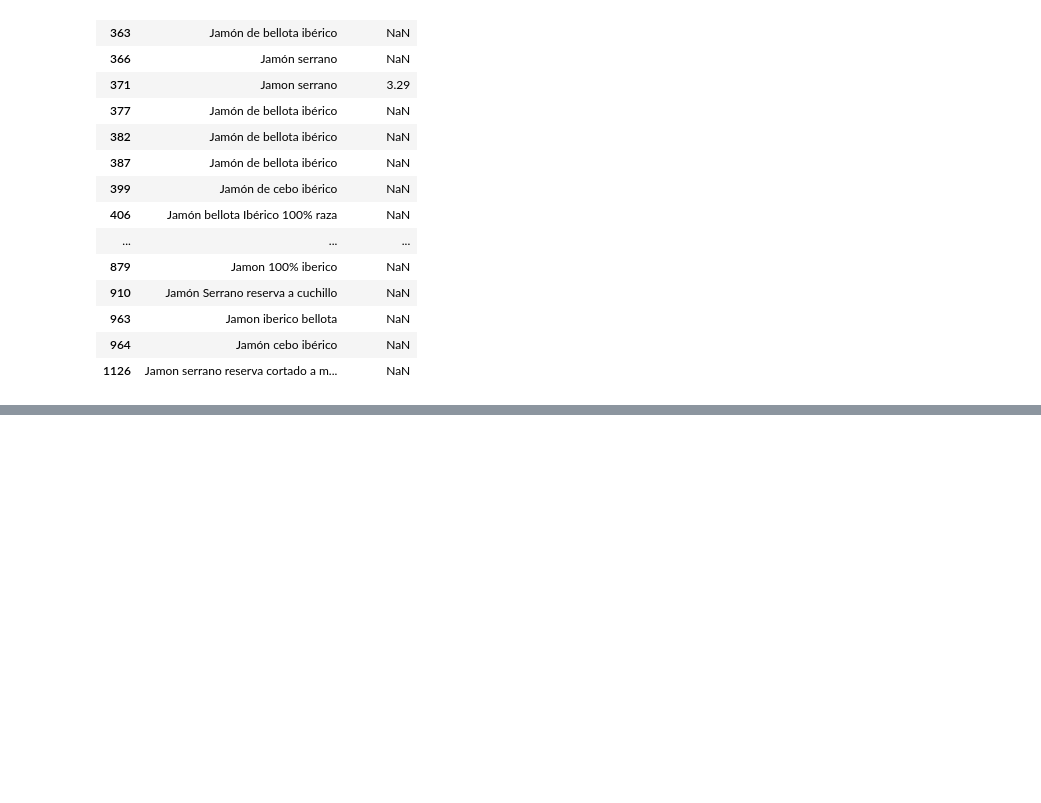
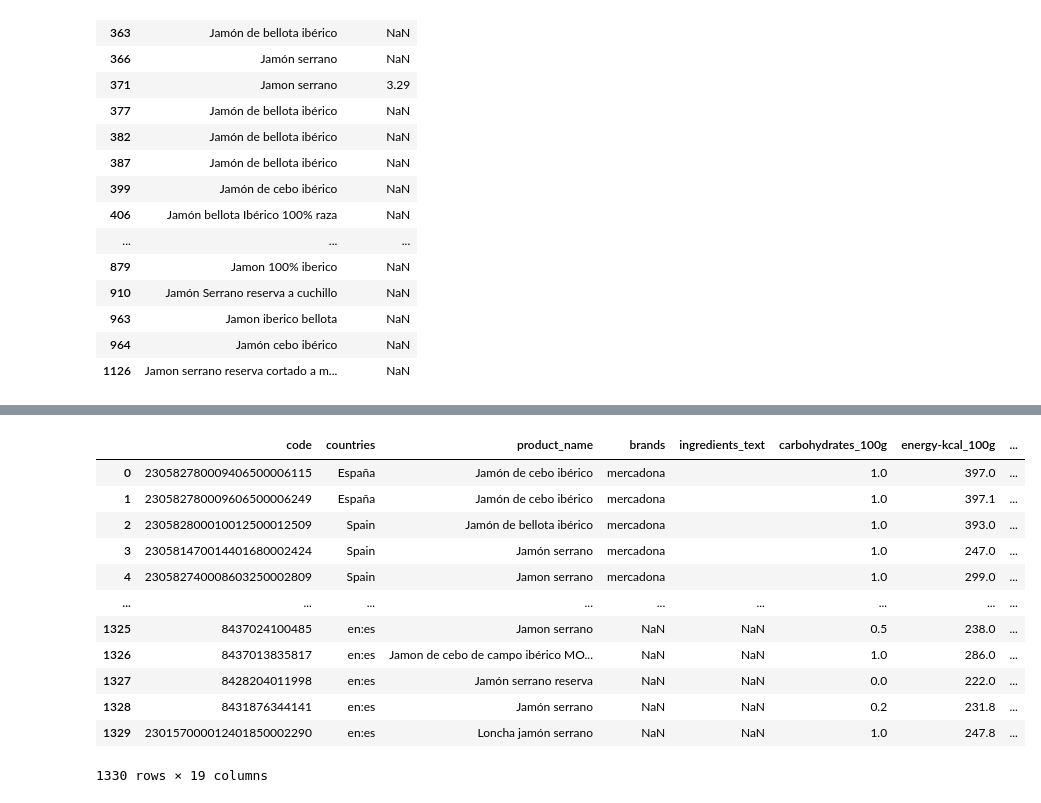
Before and after one commit to bastiatus/off.serranoalchemy, a Jupyter notebook: scraping.ipynb, the cells around one changed output, grey strips where cells are left out. Saved outputs shown, nothing was run; the diff lists cells and outputs as text; code cells hidden in the pictures; blank space fills up the shorter version.

Commit message:
added mercadona scrapping

```diff
--- a/scraping.ipynb
+++ b/scraping.ipynb
@@ -449,0 +599,10 @@ Name: count, Length: 143, dtype: int64
+# %%
+# keep only first value of duplicated product names
+df_resultado = df_resultado.drop_duplicates(subset='product_name', keep='first')
+
+# keep only the ones with a match scoring above 70 %
+df_resultado = df_resultado[df_resultado["score_match"] >= 70]
+
+# select the product and price columns
+df_resultado = df_resultado[["product_name", "scrap_price/100g"]].reset_index(drop=True)
+df_resultado
@@ -449,0 +627,25 @@ Name: count, Length: 143, dtype: int64
+# %%
+# split dataframe by brand mercadona
+df_only_mercadona = df_off_spain[df_off_spain["brands"]=="mercadona"].reset_index(drop=True)
+df_without_mercadona = df_off_spain[df_off_spain["brands"]!="mercadona"].reset_index(drop=True)
+# %%
+# add the prices to the mercadona dataset
+df_only_mercadona = pd.merge(df_only_mercadona, df_resultado, on='product_name', how='left')
+# %%
+# concat again the splited datasets
+result_df = pd.concat([df_only_mercadona, df_without_mercadona], axis=0, ignore_index=True)
+result_df
+# %% [output]
+|  | code | countries | product_name | brands | ingredients_text | carbohydrates_100g | energy-kcal_100g | ... |
+| 0 | 230582780009406500006115 | España | Jamón de cebo ibérico | mercadona |  | 1.0 | 397.0 | ... |
+| 1 | 230582780009606500006249 | España | Jamón de cebo ibérico | mercadona |  | 1.0 | 397.1 | ... |
+| 2 | 230582800010012500012509 | Spain | Jamón de bellota ibérico | mercadona |  | 1.0 | 393.0 | ... |
+| 3 | 230581470014401680002424 | Spain | Jamón serrano | mercadona |  | 1.0 | 247.0 | ... |
+| 4 | 230582740008603250002809 | Spain | Jamon serrano | mercadona |  | 1.0 | 299.0 | ... |
+| ... | ... | ... | ... | ... | ... | ... | ... | ... |
+| 1325 | 8437024100485 | en:es | Jamon serrano | NaN | NaN | 0.5 | 238.0 | ... |
+| 1326 | 8437013835817 | en:es | Jamon de cebo de campo ibérico MO... | NaN | NaN | 1.0 | 286.0 | ... |
+| 1327 | 8428204011998 | en:es | Jamón serrano reserva | NaN | NaN | 0.0 | 222.0 | ... |
+| 1328 | 8431876344141 | en:es | Jamón serrano | NaN | NaN | 0.2 | 231.8 | ... |
+| 1329 | 230157000012401850002290 | en:es | Loncha jamón serrano | NaN | NaN | 1.0 | 247.8 | ... |
+1330 rows × 19 columns
```
Also changed, not shown: parts of 11 cells of this notebook, 1 other file.
